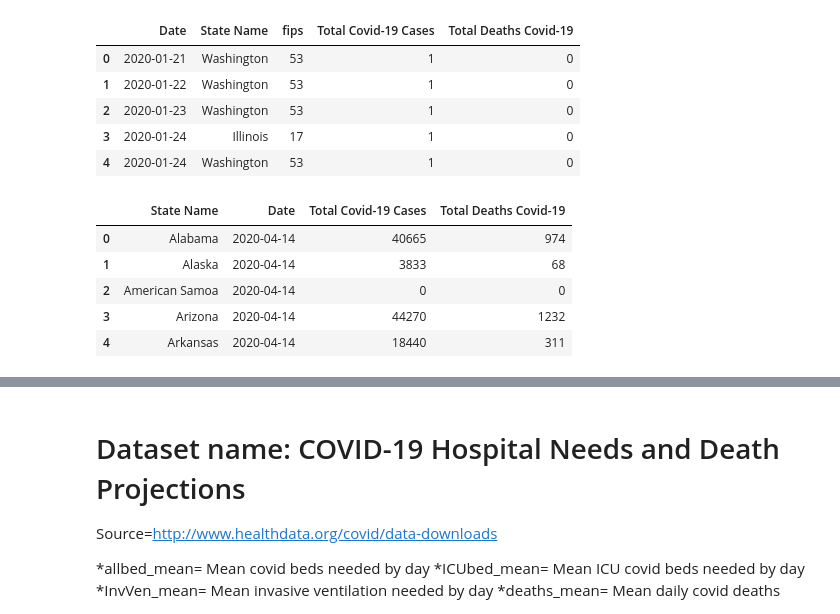
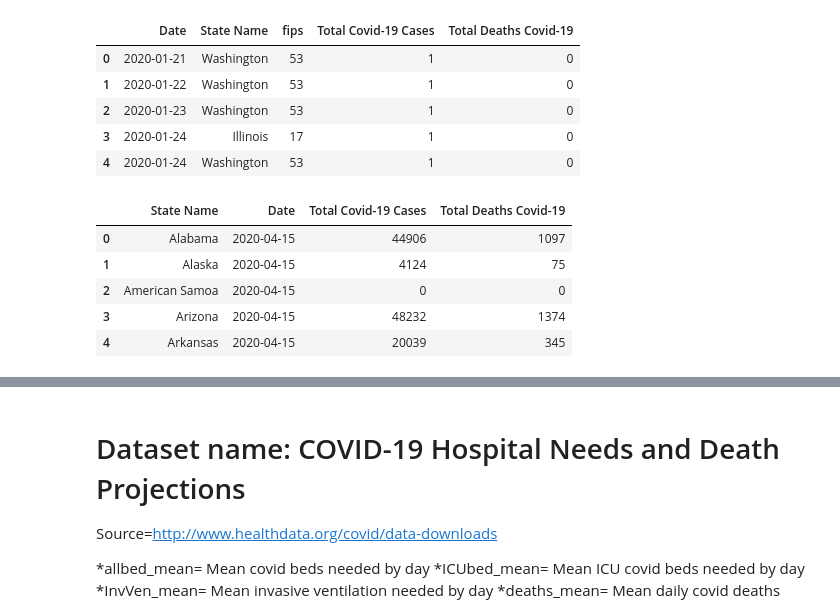
Before and after one commit to jtpeters963/Project-1, a Jupyter notebook: Census_API.ipynb, the cells around one changed output, grey strips where cells are left out. Drawn from its saved outputs; the diff is of its cells as text; code cells hidden in the pictures.

```diff
--- a/Census_API.ipynb
+++ b/Census_API.ipynb
@@ -93,20 +87,20 @@ state_df.head()
 # %%
 #Covid-19 Data on State Level
 
 cases_state=state_df.groupby(['State Name'])['Total Covid-19 Cases'].sum()
 deaths_state=state_df.groupby(['State Name'])['Total Deaths Covid-19'].sum()
-date_state=state_df.groupby(['State Name'])['date'].last()
+date_state=state_df.groupby(['State Name'])['Date'].last()
 
 State_Covid_df=pd.DataFrame({"Date":date_state,"Total Covid-19 Cases":cases_state,"Total Deaths Covid-19":deaths_state})
 State_Covid_df=State_Covid_df.reset_index()
 State_Covid_df.head()
 # %% [output]
 |  | State Name | Date | Total Covid-19 Cases | Total Deaths Covid-19 |
-| 0 | Alabama | 2020-04-14 | 40665 | 974 |
-| 1 | Alaska | 2020-04-14 | 3833 | 68 |
-| 2 | American Samoa | 2020-04-14 | 0 | 0 |
-| 3 | Arizona | 2020-04-14 | 44270 | 1232 |
-| 4 | Arkansas | 2020-04-14 | 18440 | 311 |
+| 0 | Alabama | 2020-04-15 | 44906 | 1097 |
+| 1 | Alaska | 2020-04-15 | 4124 | 75 |
+| 2 | American Samoa | 2020-04-15 | 0 | 0 |
+| 3 | Arizona | 2020-04-15 | 48232 | 1374 |
+| 4 | Arkansas | 2020-04-15 | 20039 | 345 |
 # %%
 #Merging 'Total population per state' with 'covid parameters on state level'
 complete_df=pd.merge(State_Covid_df,Census_df,on='State Name')
```
Also changed, not shown: parts of 18 cells of this notebook, 10 other files.
